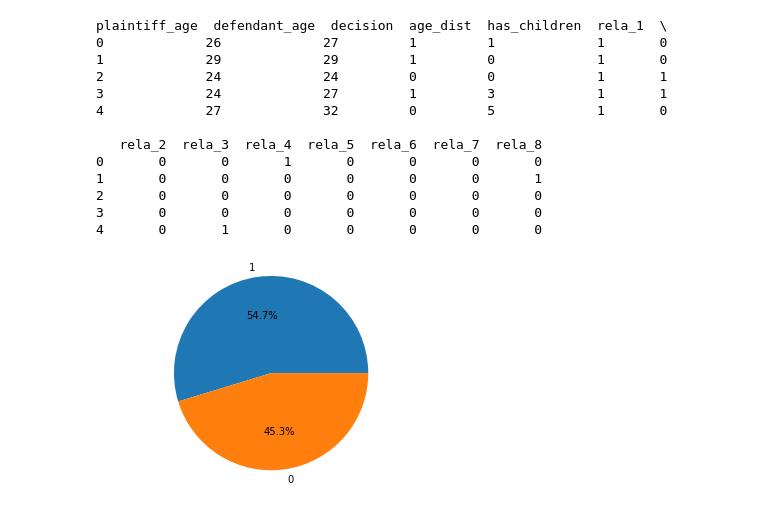
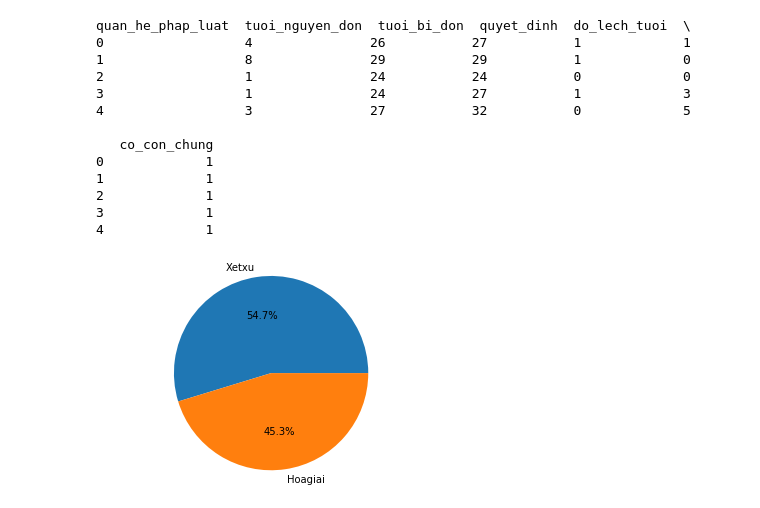
Before and after one commit to dungdl/dss_court, a Jupyter notebook: module_dataset/eda/eda_feature.ipynb, the cells around one changed output. Cells and saved outputs as stored; diff of their text form; code cells hidden in the pictures.

Commit message:
changes in visualization

```diff
--- a/module_dataset/eda/eda_feature.ipynb
+++ b/module_dataset/eda/eda_feature.ipynb
@@ -10,35 +10,44 @@ import seaborn as sns
 NORMALIZED_DATASET_PATH = r'E:/Thesis/dss_court/module_dataset/dataset/processed_dataset/normalized.csv'
 
 data_df = pd.read_csv(NORMALIZED_DATASET_PATH)
-train_df = data_df.drop(columns=['decision'])
+
+map_name_dic = {'legal_rela' : 'quan_he_phap_luat',
+ 'plaintiff_age' : 'tuoi_nguyen_don',
+ 'defendant_age' : 'tuoi_bi_don',
+ 'age_dist' : 'do_lech_tuoi',
+ 'has_children' : 'co_con_chung',
+ 'decision' : 'quyet_dinh'}
+
+datad_df = data_df.rename(columns=map_name_dic, inplace=True)
+
+labels = data_df['quyet_dinh'].tolist()
+train_df = data_df.drop(columns=['quyet_dinh'])
 feature_l = train_df.columns
-labels = data_df['decision'].tolist()
-
 print(data_df.head())
 # %% [output]
-plaintiff_age  defendant_age  decision  age_dist  has_children  rela_1  \
-0             26             27         1         1             1       0
-1             29             29         1         0             1       0
-2             24             24         0         0             1       1
-3             24             27         1         3             1       1
-4             27             32         0         5             1       0
+quan_he_phap_luat  tuoi_nguyen_don  tuoi_bi_don  quyet_dinh  do_lech_tuoi  \
+0                  4               26           27           1             1
+1                  8               29           29           1             0
+2                  1               24           24           0             0
+3                  1               24           27           1             3
+4                  3               27           32           0             5
 
-   rela_2  rela_3  rela_4  rela_5  rela_6  rela_7  rela_8
-0       0       0       1       0       0       0       0
-1       0       0       0       0       0       0       1
-2       0       0       0       0       0       0       0
-3       0       0       0       0       0       0       0
-4       0       1       0       0       0       0       0
+   co_con_chung
+0             1
+1             1
+2             1
+3             1
+4             1
 # %%
-data_labels = data_df['decision']
-plot_labels = {"0", "1"}
+data_labels = data_df['quyet_dinh']
+plot_labels = {"Hoagiai", "Xetxu"}
 label_count = data_labels.value_counts()
 
 plt.pie(label_count, labels=plot_labels, autopct='%1.1f%%')
 plt.axis('equal')
 plt.show()
 # %% [output]
-[figure, old version]
+[figure, new version]
 # %%
 def plot_stats(feature,label_rotation=False,horizontal_layout=True):
     temp = data_df[feature].value_counts()
```
Also changed, not shown: parts of 2 cells of this notebook.
